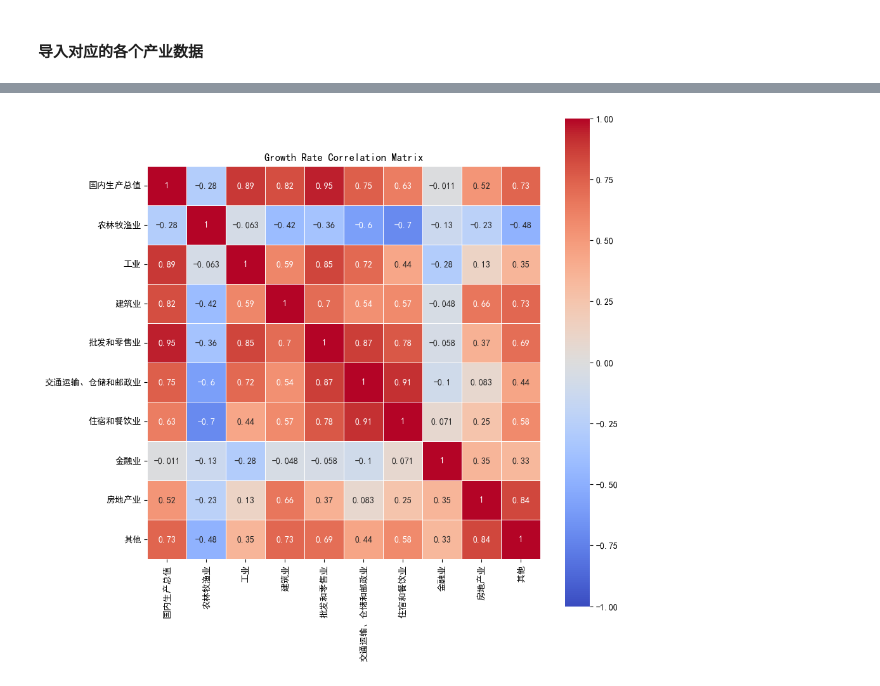
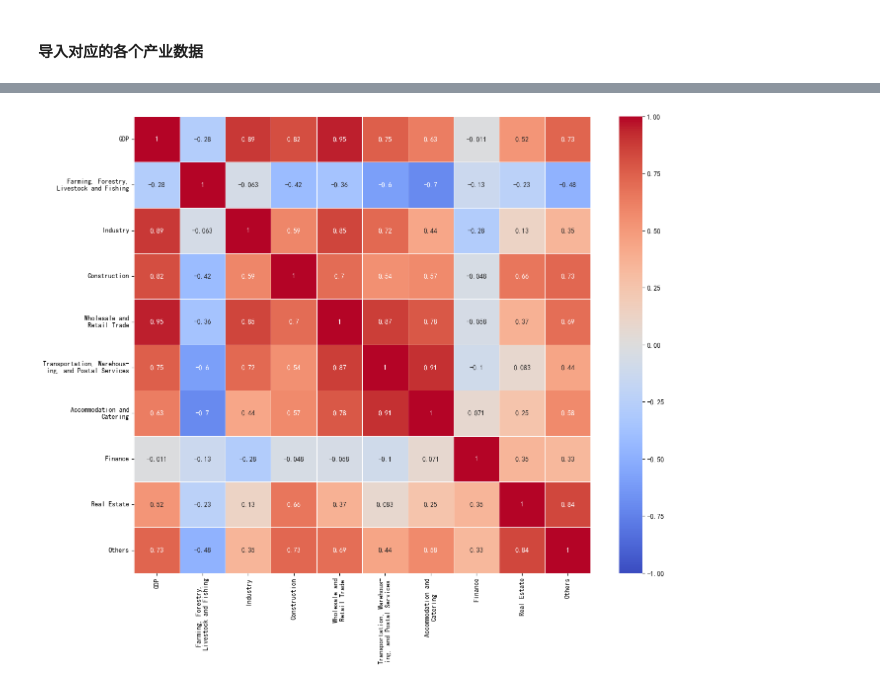
Before and after one commit to Czhongshao/2025-HSB, a Jupyter notebook: code/q1/q1.ipynb, the cells around one changed output, grey strips where cells are left out. Saved outputs shown, nothing was run; the diff lists cells and outputs as text; code cells hidden in the pictures.

```diff
--- a/code/q1/q1.ipynb
+++ b/code/q1/q1.ipynb
@@ -60,0 +45,38 @@ df1
+# %%
+# 选择特定的列来创建一个新的DataFrame
+df1 = df[['国内生产总值', '农林牧渔业', '工业', '建筑业', '批发和零售业', '交通运输、仓储和邮政业', '住宿和餐饮业', '金融业', '房地产业', '其他']]
+df2 = df[['国内生产总值', '农林牧渔业', '工业', '建筑业', '批发和零售业', '交通运输、仓储和邮政业', '住宿和餐饮业', '金融业', '房地产业', '其他']]
+# df1.head()
+
+# 中英文列标题对照
+# 绘图中英对照表
+industry_names1 = {
+    '国内生产总值': 'GDP',
+    '农林牧渔业': 'Farming, Forestry,\n Livestock and Fishing',
+    '工业': 'Industry',
+    '建筑业': 'Construction',
+    '批发和零售业': 'Wholesale and\nRetail Trade',
+    '交通运输、仓储和邮政业': 'Transportation, Warehous-\ning, and Postal Services',
+    '住宿和餐饮业': 'Accommodation and\nCatering',
+    '金融业': 'Finance',
+    '房地产业': 'Real Estate',
+    '其他': 'Others'
+}
+# 分析中英对照表
+industry_names2 = {
+    '国内生产总值': 'GDP',
+    '农林牧渔业': 'Farming_Forestry_Livestock_and_Fishing',
+    '工业': 'Industry',
+    '建筑业': 'Construction',
+    '批发和零售业': 'Wholesale_and_Retail_Trade',
+    '交通运输、仓储和邮政业': 'Transportation_Warehousing_and_Postal_Services',
+    '住宿和餐饮业': 'Accommodation_and_Catering',
+    '金融业': 'Finance',
+    '房地产业': 'Real_Estate',
+    '其他': 'Others'
+}
+
+
+# 使用映射将中文列标题转换为英文
+df1.rename(columns=industry_names1, inplace=True)
+df1.head()
@@ -71,14 +102,17 @@ plt.show()
 # %%
+# 相关性分析2：根据经济的增长率数值进行相关性分析
 # 计算各行业的同比增长率
 df_growth = df1.pct_change().dropna()
 
 # 计算相关矩阵
 correlation_growth = df_growth.corr()
 
 # 绘制增长率的相关性热力图
-plt.figure(figsize=(10, 10))
+plt.figure(figsize=(15, 12))
 sns.heatmap(correlation_growth, vmax=1, vmin=-1, square=True, annot=True, cmap='coolwarm', linewidths=0.5)
-plt.title("Growth Rate Correlation Matrix")
+# plt.title("Growth Rate Correlation Matrix")
+# 保存图像
+plt.savefig("../../img/Growth_Rate_Correlation_Matrix.png", dpi=500)
 plt.show()
 # %% [output]
-[figure, old version]
+[figure, new version]
```
Also changed, not shown: parts of 12 cells of this notebook, 4 other files.
